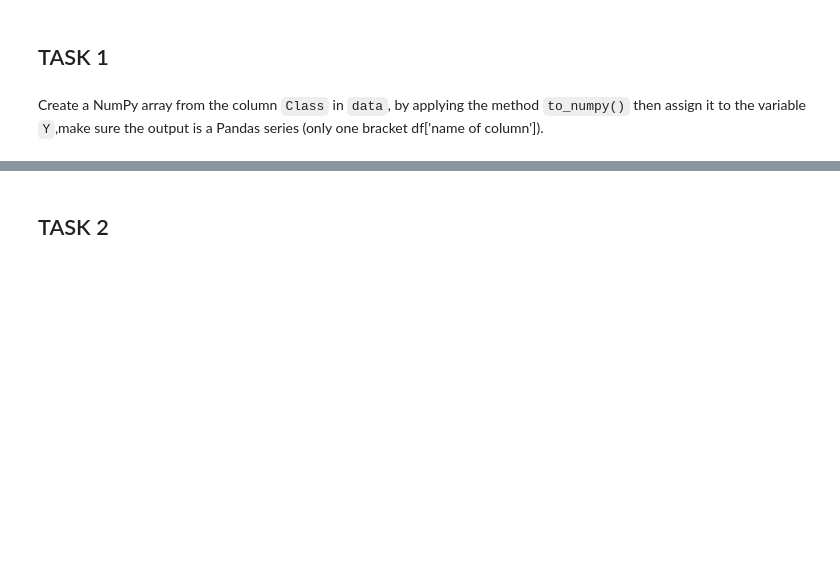
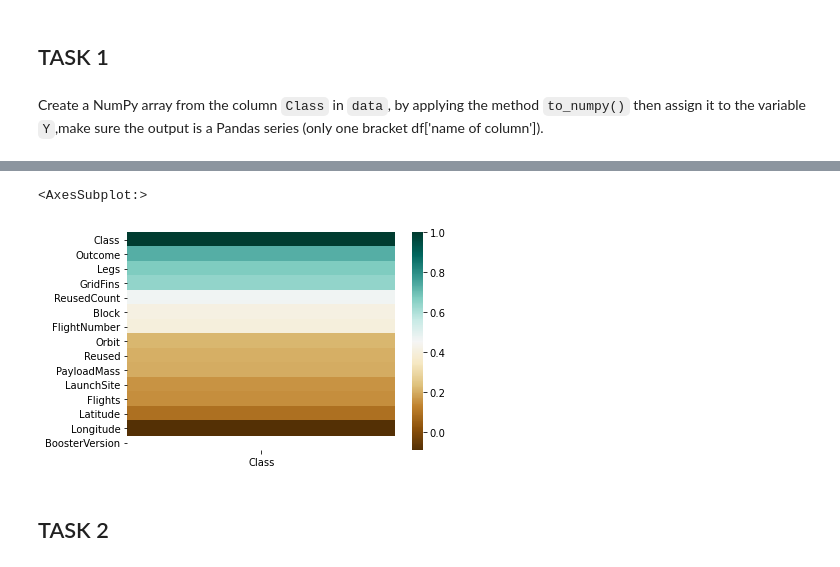
Before and after one commit to dicetvincet/DS_Capstone, a Jupyter notebook: Machine Learning Prediction lab.ipynb, the cells around one changed output, grey strips where cells are left out. Saved outputs shown, nothing was run; the diff lists cells and outputs as text; code cells hidden in the pictures; blank space fills up the shorter version.

```diff
--- a/Machine Learning Prediction lab.ipynb
+++ b/Machine Learning Prediction lab.ipynb
@@ -124,3 +136,13 @@ Y=data['Class'].to_numpy()
+# %%
+data2=data.copy()
+cat_columns = ['BoosterVersion','Orbit','LaunchSite','Outcome']
+for col in cat_columns:
+    data2[col] = data2[col].astype('category')
+data2[cat_columns] = data2[cat_columns].apply(lambda x: x.cat.codes)
+sns.heatmap(data2.corr()[['Class']].sort_values(by='Class', ascending=False),cmap='BrBG')
+# %% [output]
+<AxesSubplot:>
+[figure, added]
 # %% [markdown]
 ## TASK  2
 # %% [markdown]
```
Also changed, not shown: parts of 5 cells of this notebook.
